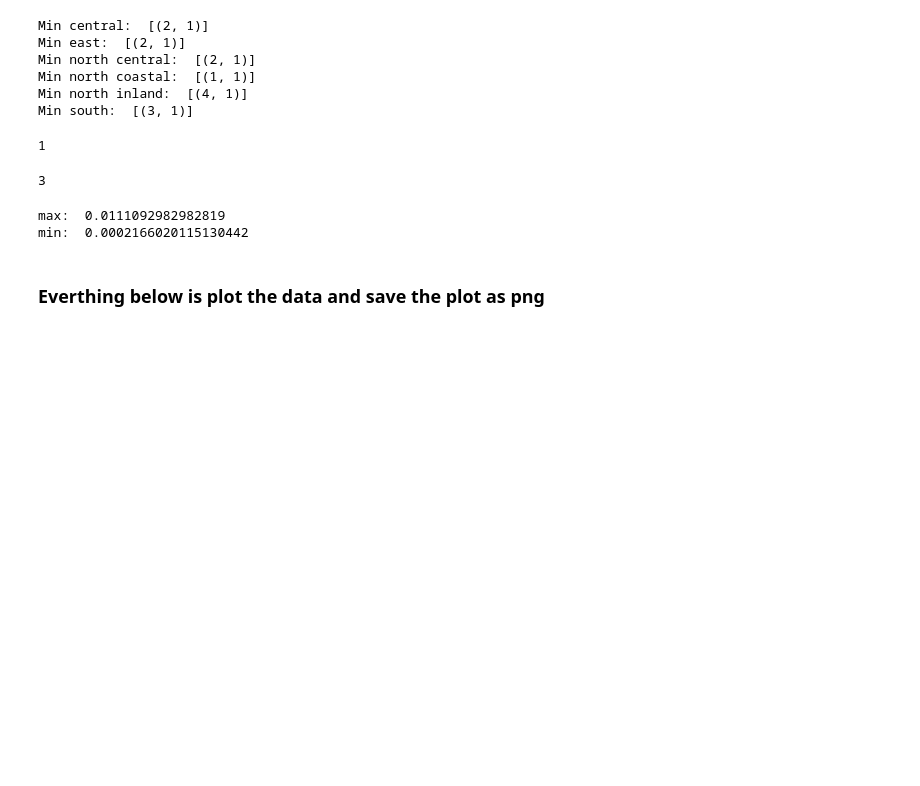
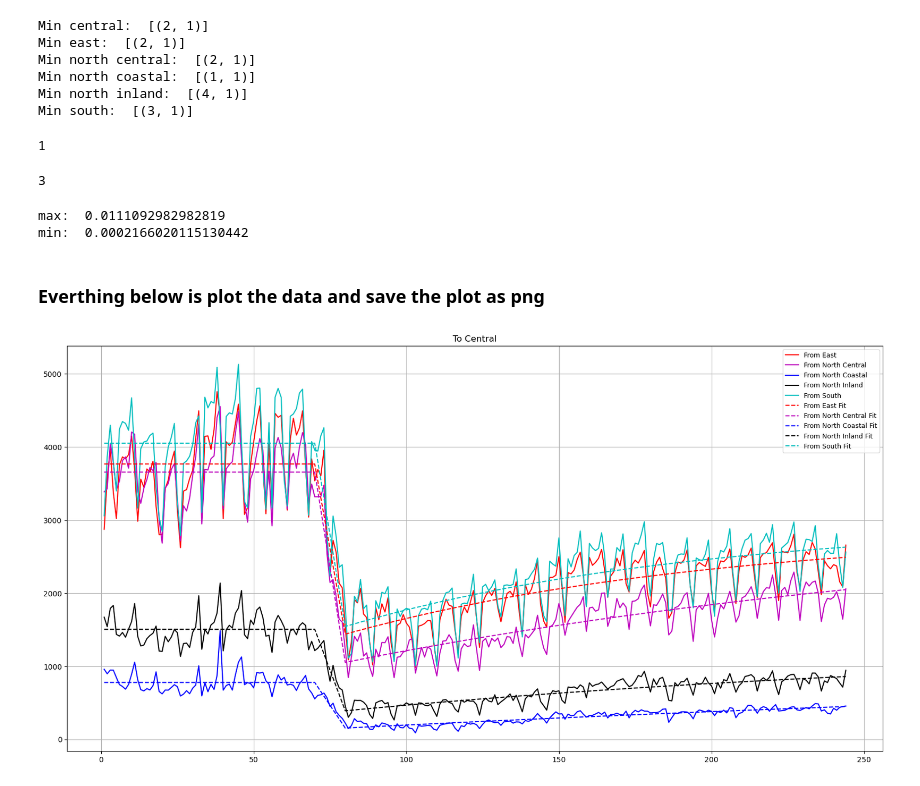
Before and after one commit to kazi0302/COVID-19-Modeling-and-Parameter-Fitting, a Jupyter notebook: Data/mobility.ipynb, the cells around one changed output. Saved outputs shown, nothing was run; the diff lists cells and outputs as text; code cells hidden in the pictures; blank space fills up the shorter version.

```diff
--- a/Data/mobility.ipynb
+++ b/Data/mobility.ipynb
@@ -14,0 +27,8 @@ df['Date', 'Date'].shape
+# %%
+# From df_count_temp, drop the row if the 'hhsa_name_dest' has the same entry as 'hhsa_name_orig'
+for i in range(len(df_count_temp)):
+    if df_count_temp['hhsa_name_orig'][i] == df_count_temp['hhsa_name_dest'][i]:
+        df_count_temp.drop(i, inplace=True)
+
+# Reset index
+df_count_temp.reset_index(drop=True, inplace=True)
@@ -14,0 +49,3 @@ df['Date', 'Date'].shape
+# %%
+# Sum 'dev_count' every 4 rows in df_count_temp while 'hhsa_name_orig' is 'NORTH COASTAL'
+df_count_temp.loc[df_count_temp['hhsa_name_orig'] == 'NORTH COASTAL', 'dev_count'] = df_count_temp.loc[df_count_temp['hhsa_name_orig'] == 'NORTH COASTAL', 'dev_count'].groupby(df_count_temp.loc[df_count_temp['hhsa_name_orig'] == 'NORTH COASTAL'].index // 4).transform('sum')
@@ -15,3 +67,7 @@ df['Date', 'Date'].shape
+# %%
+for i in range(len(df_count_temp)):
+    if df_count_temp['hhsa_name_orig'][i] == df_count_temp['hhsa_name_dest'][i]:
+        df_count_temp.drop(i, inplace=True)
 # %%
 # Total population of each region
 central_tot = 511660
@@ -519,23 +701,25 @@ mob_east_arr = np.array([
 # %% [markdown]
 ### Everthing below is plot the data and save the plot as png
 # %%
-# xdata = df['Date', 'Date'].astype('float64').to_numpy()
+xdata = df['Date', 'Date'].astype('float64').to_numpy()
 # %%
-# plt.figure(figsize=(20,10))
-# plt.title('To Central')
-# plt.plot(df['Date', 'Date'], df['East', 'Central'], label = 'From East', color = 'r')
-# plt.plot(df['Date', 'Date'], df['North Central', 'Central'], label = 'From North Central', color = 'm')
-# plt.plot(df['Date', 'Date'], df['North Coastal', 'Central'], label = 'From North Coastal', color = 'b')
-# plt.plot(df['Date', 'Date'], df['North Inland', 'Central'], label = 'From North Inland', color = 'k')
-# plt.plot(df['Date', 'Date'], df['South', 'Central'], label = 'From South', color = 'c')
-# plt.plot(xdata, piecewise(xdata, East_to_Central['Level 1'], East_to_Central['Level 2'], East_to_Central['Level 3'], East_to_Central['Recovery rate']), 'r--', label='From East Fit')
-# plt.plot(xdata, piecewise(xdata, NCentral_to_Central['Level 1'], NCentral_to_Central['Level 2'], NCentral_to_Central['Level 3'], NCentral_to_Central['Recovery rate']), 'm--', label='From North Central Fit')
-# plt.plot(xdata, piecewise(xdata, NCoastal_to_Central['Level 1'], NCoastal_to_Central['Level 2'], NCoastal_to_Central['Level 3'], NCoastal_to_Central['Recovery rate']), 'b--', label='From North Coastal Fit')
-# plt.plot(xdata, piecewise(xdata, NInland_to_Central['Level 1'], NInland_to_Central['Level 2'], NInland_to_Central['Level 3'], NInland_to_Central['Recovery rate']), 'k--', label='From North Inland Fit')
-# plt.plot(xdata, piecewise(xdata, South_to_Central['Level 1'], South_to_Central['Level 2'], South_to_Central['Level 3'], South_to_Central['Recovery rate']), 'c--', label='From South Fit')
-# plt.legend(loc='upper right', fontsize='9')
-# plt.grid()
-# plt.savefig('To Central.png')
+plt.figure(figsize=(20,10))
+plt.title('To Central')
+plt.plot(df['Date', 'Date'], df['East', 'Central'], label = 'From East', color = 'r')
+plt.plot(df['Date', 'Date'], df['North Central', 'Central'], label = 'From North Central', color = 'm')
+plt.plot(df['Date', 'Date'], df['North Coastal', 'Central'], label = 'From North Coastal', color = 'b')
+plt.plot(df['Date', 'Date'], df['North Inland', 'Central'], label = 'From North Inland', color = 'k')
+plt.plot(df['Date', 'Date'], df['South', 'Central'], label = 'From South', color = 'c')
+plt.plot(xdata, piecewise(xdata, East_to_Central['Level 1'], East_to_Central['Level 2'], East_to_Central['Level 3'], East_to_Central['Recovery rate']), 'r--', label='From East Fit')
+plt.plot(xdata, piecewise(xdata, NCentral_to_Central['Level 1'], NCentral_to_Central['Level 2'], NCentral_to_Central['Level 3'], NCentral_to_Central['Recovery rate']), 'm--', label='From North Central Fit')
+plt.plot(xdata, piecewise(xdata, NCoastal_to_Central['Level 1'], NCoastal_to_Central['Level 2'], NCoastal_to_Central['Level 3'], NCoastal_to_Central['Recovery rate']), 'b--', label='From North Coastal Fit')
+plt.plot(xdata, piecewise(xdata, NInland_to_Central['Level 1'], NInland_to_Central['Level 2'], NInland_to_Central['Level 3'], NInland_to_Central['Recovery rate']), 'k--', label='From North Inland Fit')
+plt.plot(xdata, piecewise(xdata, South_to_Central['Level 1'], South_to_Central['Level 2'], South_to_Central['Level 3'], South_to_Central['Recovery rate']), 'c--', label='From South Fit')
+plt.legend(loc='upper right', fontsize='9')
+plt.grid()
+plt.savefig('To Central.png')
+# %% [output]
+[figure, added]
 # %%
 # plt.figure(figsize=(20,10))
 # plt.title('From Central')
```
Also changed, not shown: parts of 24 cells of this notebook, 4 other files.
